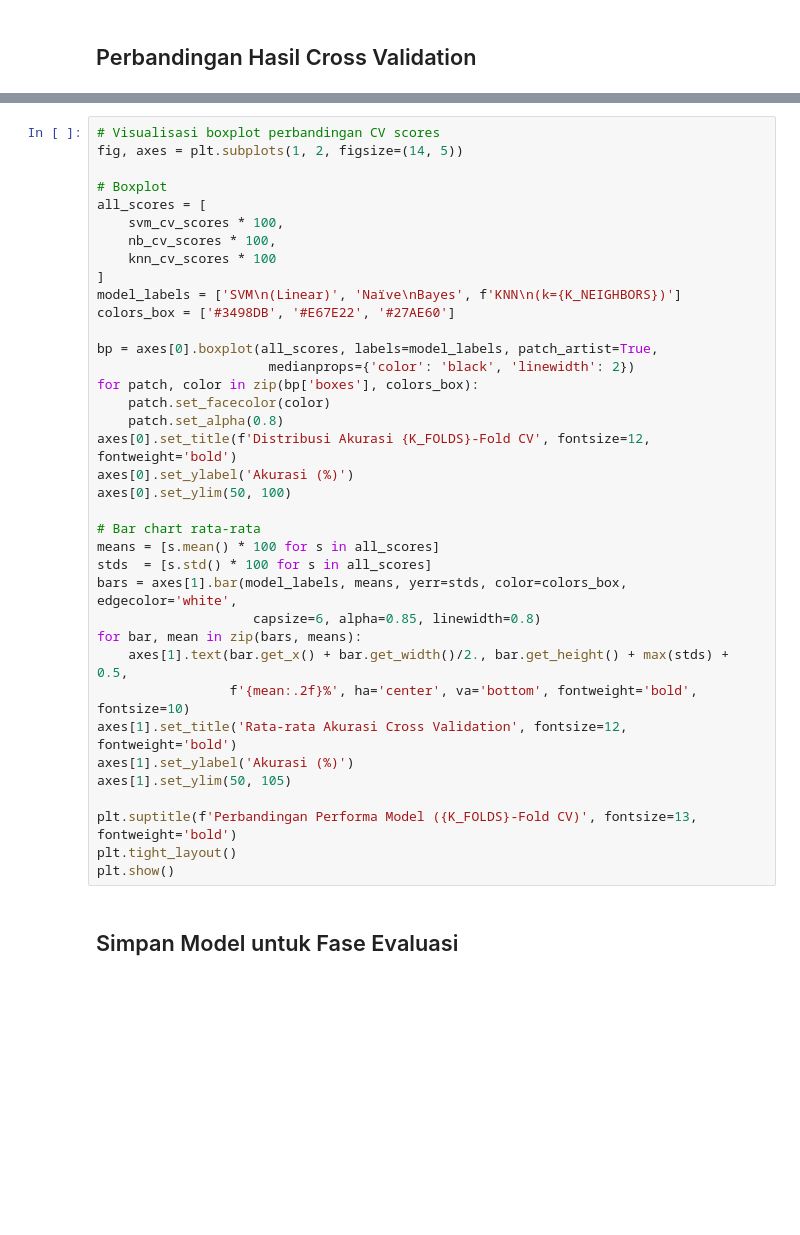
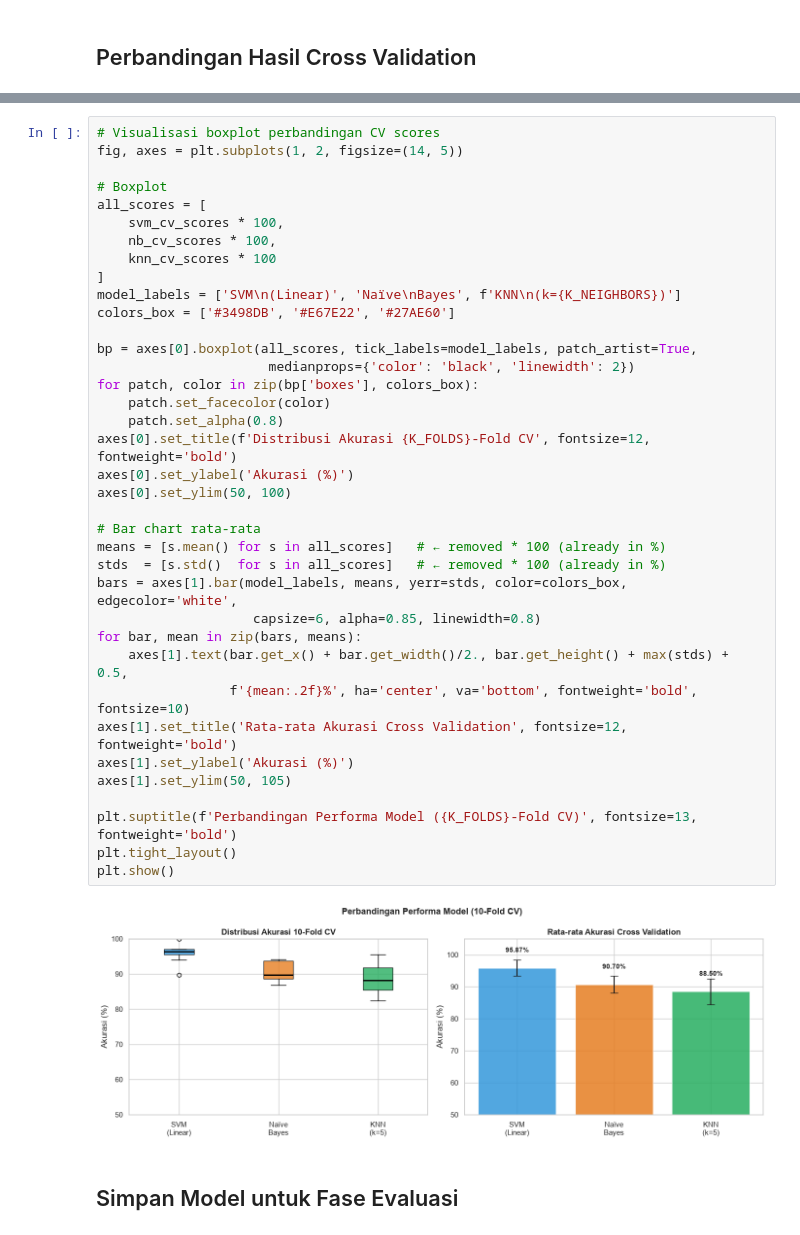
Before and after one commit to Fadhail/analisis-sentimen-svm, a Jupyter notebook: 4-Modeling/modeling.ipynb, the cells around one changed output, grey strips where cells are left out. Drawn from its saved outputs; the diff is of its cells as text; blank space fills up the shorter version.

Commit message:
feat: implement and export SVM, Naive Bayes, and KNN models with cross-validation results.

```diff
--- a/4-Modeling/modeling.ipynb
+++ b/4-Modeling/modeling.ipynb
@@ -216,36 +297,38 @@ fig, axes = plt.subplots(1, 2, figsize=(14, 5))
 # Boxplot
 all_scores = [
     svm_cv_scores * 100,
     nb_cv_scores * 100,
     knn_cv_scores * 100
 ]
 model_labels = ['SVM\n(Linear)', 'Naïve\nBayes', f'KNN\n(k={K_NEIGHBORS})']
 colors_box = ['#3498DB', '#E67E22', '#27AE60']
 
-bp = axes[0].boxplot(all_scores, labels=model_labels, patch_artist=True,
+bp = axes[0].boxplot(all_scores, tick_labels=model_labels, patch_artist=True,
                       medianprops={'color': 'black', 'linewidth': 2})
 for patch, color in zip(bp['boxes'], colors_box):
     patch.set_facecolor(color)
     patch.set_alpha(0.8)
 axes[0].set_title(f'Distribusi Akurasi {K_FOLDS}-Fold CV', fontsize=12, fontweight='bold')
 axes[0].set_ylabel('Akurasi (%)')
 axes[0].set_ylim(50, 100)
 
 # Bar chart rata-rata
-means = [s.mean() * 100 for s in all_scores]
-stds  = [s.std() * 100 for s in all_scores]
+means = [s.mean() for s in all_scores]   # ← removed * 100 (already in %)
+stds  = [s.std()  for s in all_scores]   # ← removed * 100 (already in %)
 bars = axes[1].bar(model_labels, means, yerr=stds, color=colors_box, edgecolor='white',
                     capsize=6, alpha=0.85, linewidth=0.8)
 for bar, mean in zip(bars, means):
     axes[1].text(bar.get_x() + bar.get_width()/2., bar.get_height() + max(stds) + 0.5,
                  f'{mean:.2f}%', ha='center', va='bottom', fontweight='bold', fontsize=10)
 axes[1].set_title('Rata-rata Akurasi Cross Validation', fontsize=12, fontweight='bold')
 axes[1].set_ylabel('Akurasi (%)')
 axes[1].set_ylim(50, 105)
 
 plt.suptitle(f'Perbandingan Performa Model ({K_FOLDS}-Fold CV)', fontsize=13, fontweight='bold')
 plt.tight_layout()
 plt.show()
+# %% [output]
+[figure, added]
 # %% [markdown]
 ## Simpan Model untuk Fase Evaluasi
 # %%
```
Also changed, not shown: parts of 7 cells of this notebook, 8 other files.
